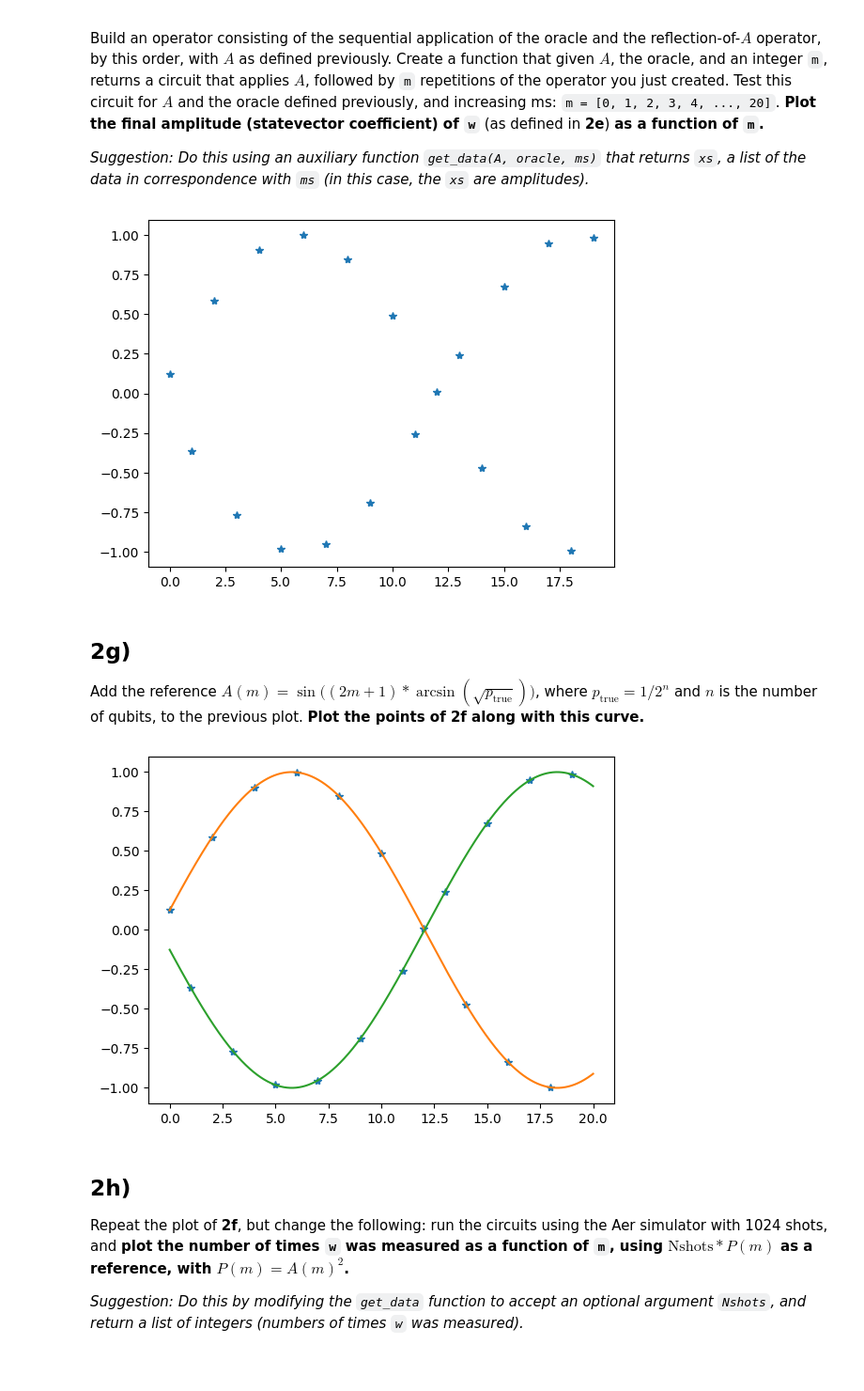
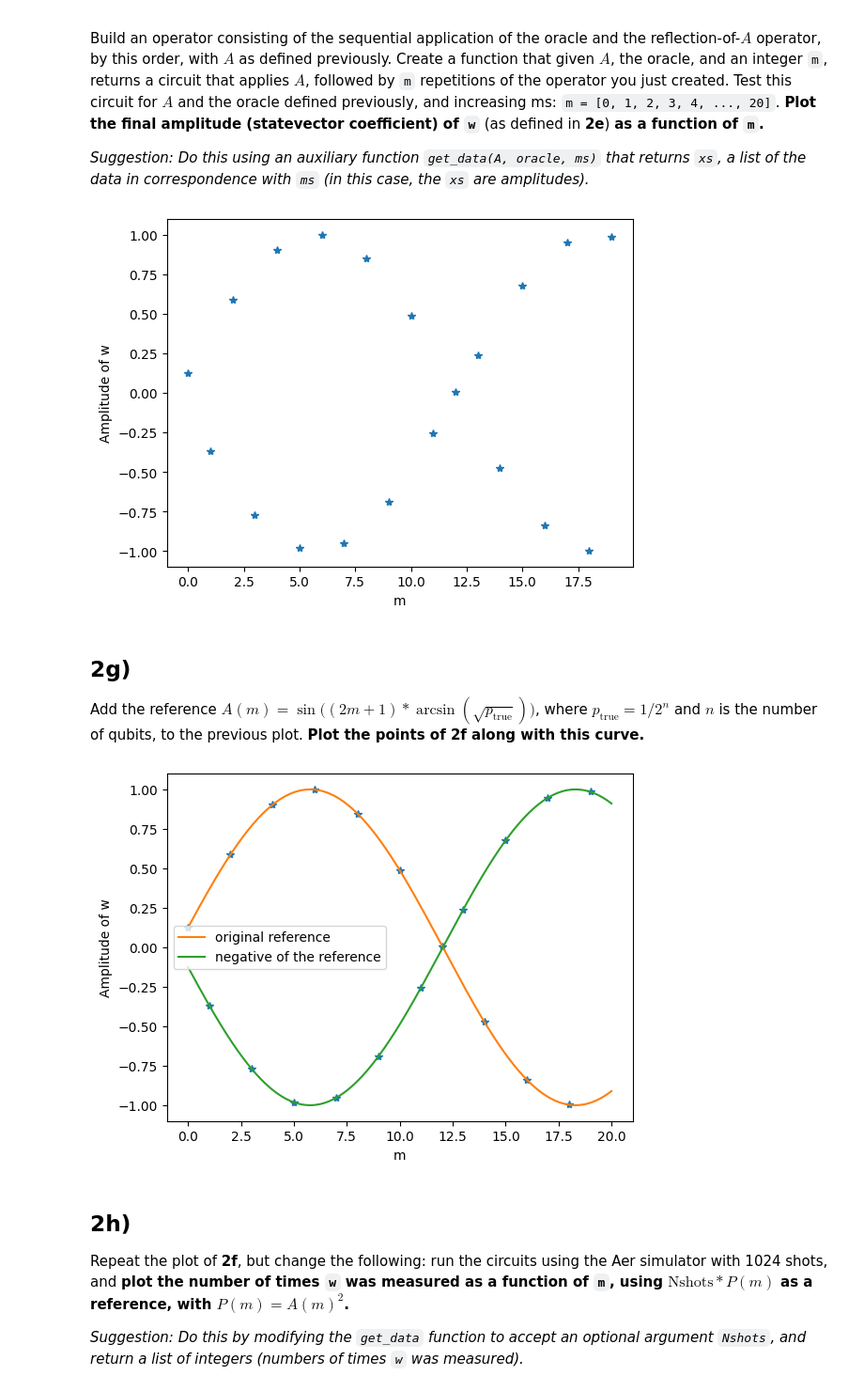
Before and after one commit to ezekielcochran/vtq-hackathon, a Jupyter notebook: qmace.ipynb, the cells around one changed output. Shown at 94% size. Saved outputs shown, nothing was run; the diff lists cells and outputs as text; code cells hidden in the pictures; blank space fills up the shorter version.

```diff
--- a/qmace.ipynb
+++ b/qmace.ipynb
@@ -728,12 +745,12 @@ def get_data_2f(A, oracle, ms):
 m_values = list(range(20))
 amplitude_values = get_data_2f(a_gate, w_reflection, m_values)
 
-import matplotlib.pyplot as plt
-import numpy as np
 plt.plot(m_values, np.real(amplitude_values), "*")
+plt.xlabel("m")
+plt.ylabel("Amplitude of w")
 plt.show()
 # %% [output]
-[figure, old version]
+[figure, new version]
 # %% [markdown]
 ## **2g)**
 
@@ -741,14 +758,17 @@ Add the reference $A(m) = \sin\big((2m+1)*\arcsin(\sqrt{p_\text{true}})\big)$, w
 # %%
 plt.plot(m_values, np.real(amplitude_values), "*")
 
 smooth_m_values = np.arange(0, 20, 0.001)
 p_true = 1.0 / 2**NUM_QUBITS
 y_values = np.sin((2 * smooth_m_values + 1) * np.arcsin(np.sqrt(p_true)))
-plt.plot(smooth_m_values, y_values)
-plt.plot(smooth_m_values, -y_values) # TODO should we add this other curve?
+plt.plot(smooth_m_values, y_values, label="original reference")
+plt.plot(smooth_m_values, -y_values, label="negative of the reference") # TODO should we add this other curve?
+plt.xlabel("m")
+plt.ylabel("Amplitude of w")
+plt.legend()
 plt.show()
 # %% [output]
-[figure, old version]
+[figure, new version]
 # %% [markdown]
 ## **2h)**
 
```
Also changed, not shown: parts of 36 cells of this notebook.
